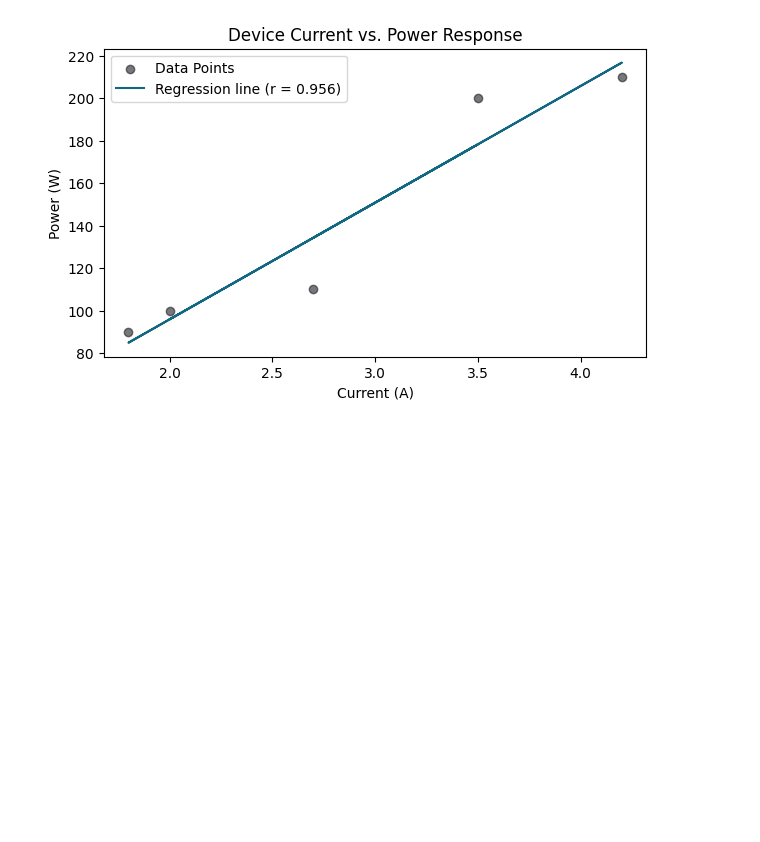
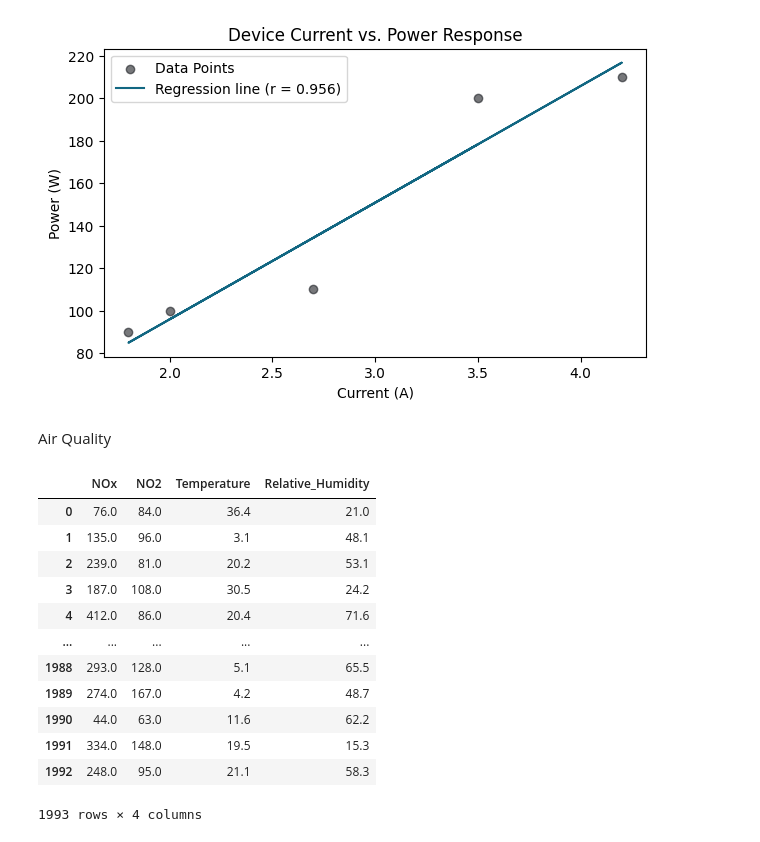
Before and after one commit to ElyssaTombale28/Tombale_Statistics, a Jupyter notebook: lab-5-correlation.ipynb, the cells around one changed output. Drawn from its saved outputs; the diff is of its cells as text; code cells hidden in the pictures; blank space fills up the shorter version.

```diff
--- a/lab-5-correlation.ipynb
+++ b/lab-5-correlation.ipynb
@@ -68,3 +68,24 @@ plt.legend()
 plt.show()
 # %% [output]
 [figure]
+# %% [markdown]
+Air Quality
+# %%
+#Load dataset
+air = pd.read_csv(r"dataset\air-quality.csv",
+                    delimiter=",")
+air
+# %% [output]
+|  | NOx | NO2 | Temperature | Relative_Humidity |
+| 0 | 76.0 | 84.0 | 36.4 | 21.0 |
+| 1 | 135.0 | 96.0 | 3.1 | 48.1 |
+| 2 | 239.0 | 81.0 | 20.2 | 53.1 |
+| 3 | 187.0 | 108.0 | 30.5 | 24.2 |
+| 4 | 412.0 | 86.0 | 20.4 | 71.6 |
+| ... | ... | ... | ... | ... |
+| 1988 | 293.0 | 128.0 | 5.1 | 65.5 |
+| 1989 | 274.0 | 167.0 | 4.2 | 48.7 |
+| 1990 | 44.0 | 63.0 | 11.6 | 62.2 |
+| 1991 | 334.0 | 148.0 | 19.5 | 15.3 |
+| 1992 | 248.0 | 95.0 | 21.1 | 58.3 |
+1993 rows × 4 columns
```
Also changed, not shown: parts of 6 cells of this notebook.
